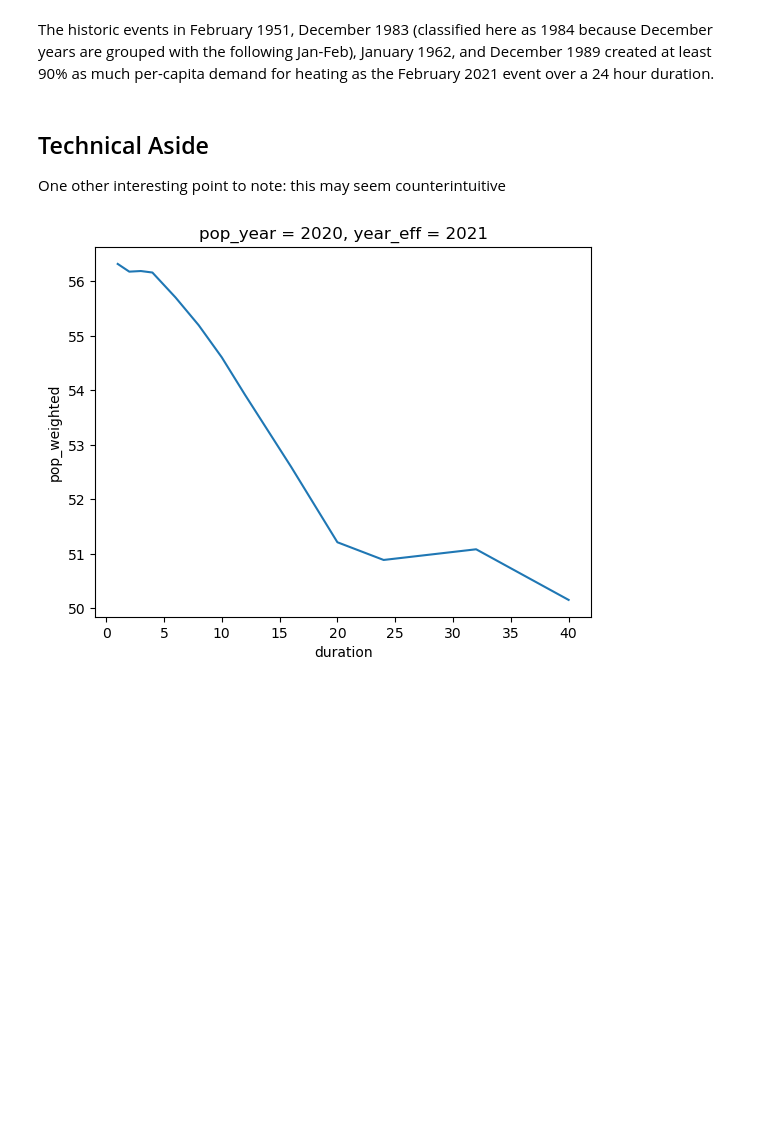
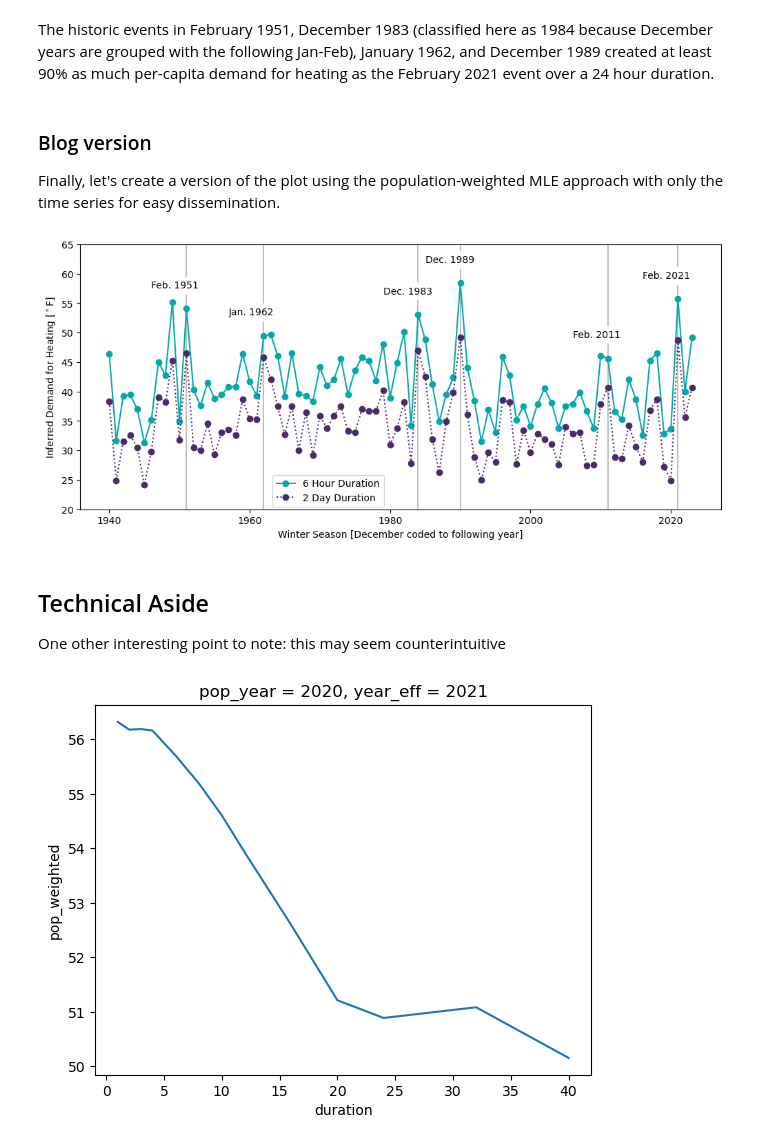
Before and after one commit to jdossgollin/2021-TXtreme, a Jupyter notebook: scripts/hdd_idf.ipynb, the cells around one changed output. Cells and saved outputs as stored; diff of their text form; code cells hidden in the pictures; blank space fills up the shorter version.

```diff
--- a/scripts/hdd_idf.ipynb
+++ b/scripts/hdd_idf.ipynb
@@ -245,5 +259,49 @@ Coordinates:
 # %% [markdown]
 The historic events in February 1951, December 1983 (classified here as 1984 because December years are grouped with the following Jan-Feb), January 1962, and December 1989 created at least 90% as much per-capita demand for heating as the February 2021 event over a 24 hour duration.
+# %% [markdown]
+### Blog version
+
+Finally, let's create a version of the plot using the population-weighted MLE approach with only the time series for easy dissemination.
+# %%
+obs, return_level, fname = (
+    hdd_annual["pop_weighted"].sel(pop_year=2020),
+    calc_mle_return_level,
+    "ERCOT_HDD_blog",
+)
+
+fig, ax = plt.subplots(nrows=1, ncols=1, figsize=(12, 5), sharey=True, sharex=False)
+
+
+# add pointers to events referenced in the text
+for storm_year, storm_name, xshift in zip(
+    STORM_YEARS,
+    STORM_LABELS,
+    [-5, -5, -5, -5, -5, -5],
+):
+    storm_y = obs.sel(duration=6, year_eff=storm_year)
+    ax.axvline(storm_year, c="gray", alpha=0.5)
+    ax.annotate(
+        storm_name,
+        xy=(storm_year, storm_y),
+        xytext=(storm_year + xshift, storm_y + 3.5),
+        backgroundcolor="white",
+    )
+
+obs.sel(duration=6).plot(ax=ax, label="6 Hour Duration", color="#05A8AA", marker="o")
+obs.sel(duration=48).plot(
+    ax=ax, label="2 Day Duration", color="#4B296B", linestyle=":", marker="o"
+)
+ax.set_ylabel("Inferred Demand for Heating [$^\circ$F]")
+ax.legend(loc=(0.3, 0.01))
+ax.set_title("")
+ax.set_xlabel("Winter Season [December coded to following year]")
+ax.set_ylim([20, 65])  # for consistency
+
+
+smart_save(fname)
+plt.show()
+# %% [output]
+[figure, added]
 # %% [markdown]
 ## Technical Aside
 
```
Also changed, not shown: parts of 6 cells of this notebook, 10 other files.
